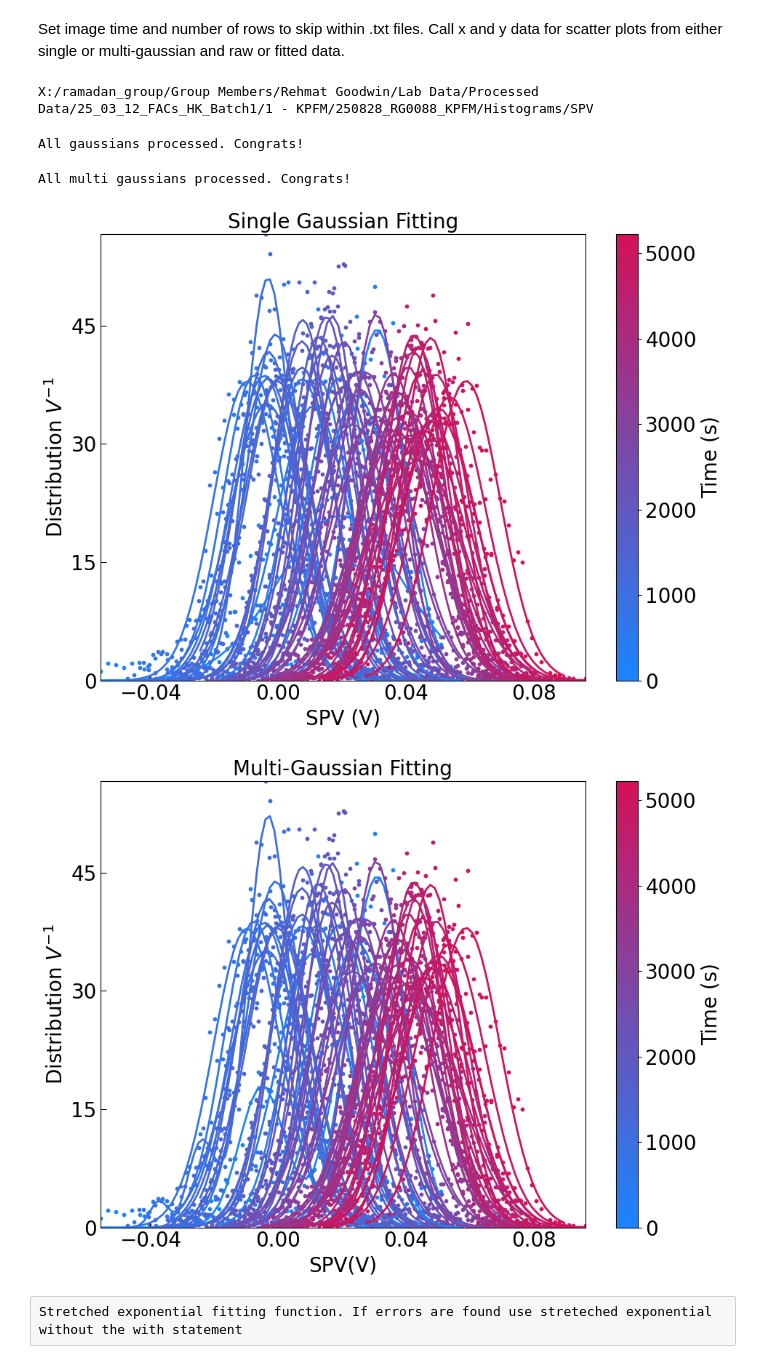
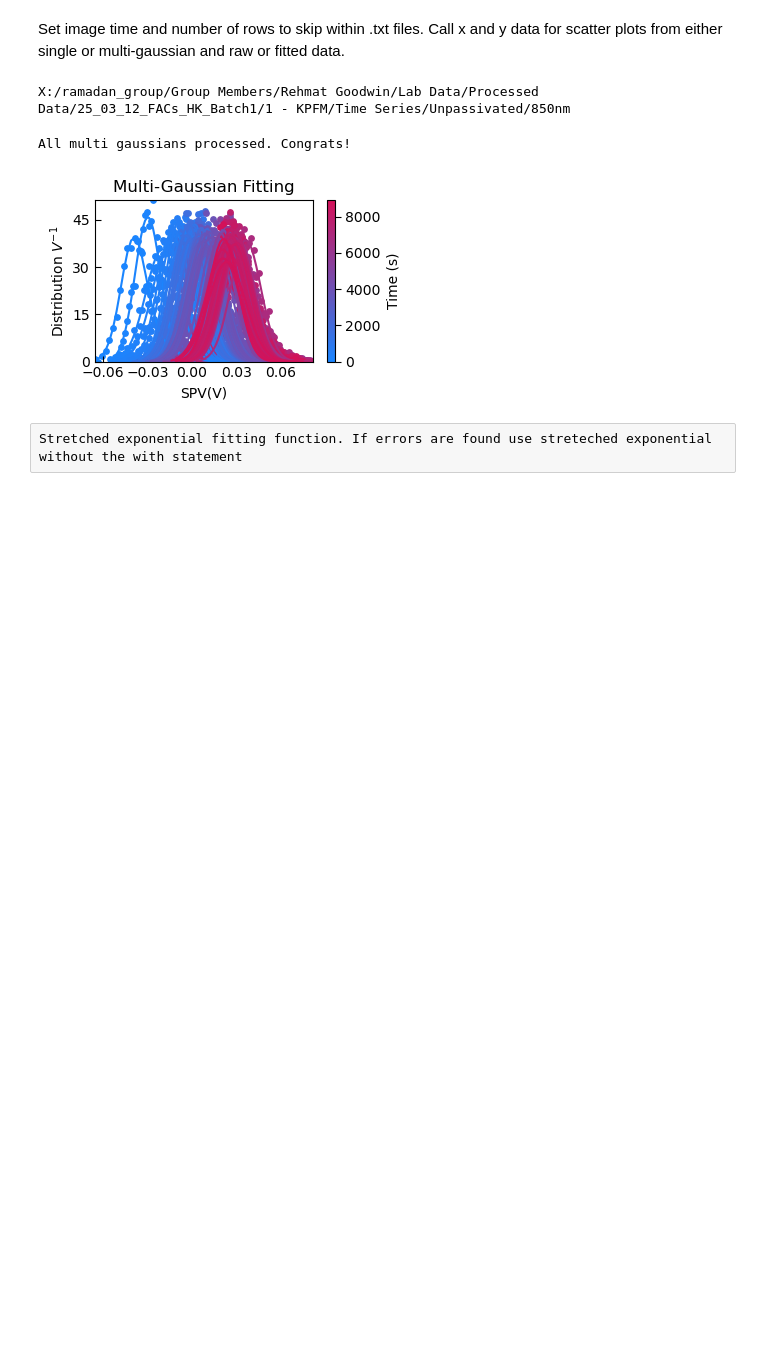
Before and after one commit to RamadanLab/KPFM_processing, a Jupyter notebook: TimeSeriesProcessing.ipynb, the cells around one changed output. Drawn from its saved outputs; the diff is of its cells as text; code cells hidden in the pictures; blank space fills up the shorter version.

Commit message:
Adjusting plotting for temporal plots

```diff
--- a/TimeSeriesProcessing.ipynb
+++ b/TimeSeriesProcessing.ipynb
@@ -261,15 +267,20 @@ def multi_gaussian_folder(file_directory, rows, image_time):
     multigaussian_peak=[]
     t=-int(image_time)
     #Plotting parameters
-    fig, ax = plt.subplots(1,1, sharey = True, figsize = (10, 8))
-    plt.rcParams.update({'font.size': 30})
+    figsize_x, figsize_y = 3.5, 2.5
+    tick_length = 4
+    scatter_size = 15
+    base_font_size = 10
+    line_width = 1.5
+    fig, ax = plt.subplots(1, 1, sharey=True, figsize=(figsize_x, figsize_y))
+    plt.rcParams.update({'font.size': base_font_size})
     ax = plt.gca()
-    ax.tick_params(direction='in', length=6)
-    ax.tick_params(axis='both', labelsize=20)
+    ax.tick_params(direction='in', length=tick_length)
+    ax.tick_params(axis='both')
     ax.margins (0.5,0.5)
-    plt.xlabel("SPV (V)", size = 20)
+    plt.xlabel("SPV (V)")
     ax.autoscale(enable=None, axis="x", tight=True)
-    plt.ylabel("Distribution (V$^{-1}$)", size=20)
+    plt.ylabel("Distribution (V$^{-1}$)")
     files=sorted([f for f in os.listdir(file_directory) if f.endswith('.txt')])
     n_files=len(files)
     colors=get_color_gradient(c1,c2,n_files)
@@ -331,11 +342,12 @@ def multi_gaussian_folder(file_directory, rows, image_time):
 
         if n_peaks is not None:
             # Plot
-            plt.scatter(x_data, y_data, label=f"{t}s",color=colors[idx], s=10)
-            plt.plot(x_data, multi_gaussian(x_data, *popt), label=f"_nolegend_", color=colors[idx],linewidth=2)
-            plt.title(f"Multi-Gaussian Fitting", size=20)
-            plt.xlabel("SPV(V)", size=20)
-            plt.ylabel("Distribution $V^{-1}$", size=20)
+                #Plotting parameters
+            plt.scatter(x_data, y_data, label=f"{t}s",color=colors[idx], s=scatter_size)
+            plt.plot(x_data, multi_gaussian(x_data, *popt), label=f"_nolegend_", color=colors[idx],linewidth=line_width)
+            plt.title(f"Multi-Gaussian Fitting")
+            plt.xlabel("SPV(V)")
+            plt.ylabel("Distribution $V^{-1}$")
             plt.autoscale()
         #plt.legend()
         #plt.tight_layout()
@@ -348,8 +360,8 @@ def multi_gaussian_folder(file_directory, rows, image_time):
     sm.set_array([])
     fig.tight_layout()
     cbar = fig.colorbar(sm, ax=ax, orientation='vertical')
-    cbar.set_label('Time (s)', size=20)
-    cbar.ax.tick_params(labelsize=20)
+    cbar.set_label('Time (s)')
+    cbar.ax.tick_params(size=tick_length, labelsize = base_font_size)
     plt.autoscale(enable=True, axis='y', tight=False)
     #Uncomment for file saving
  #   fig=plt.gcf()
@@ -361,27 +373,25 @@ Set image time and number of rows to skip within .txt files. Call x and y data f
 # %%
 #Outputting single and multi gaussian plots:
 #Uncomment folder_path input or copy into code directly if tkinter not working
 #Can uncomment inputs if this varies between experiments
 #folder_path=input("What is the folder path?")
 #folder_path=r"X:\ramadan_group\Group Members\Rehmat Goodwin\Lab Data\Processed Data\25_03_12_FACs_HK_Batch1\250312_RG0087_KPFM\Histograms\CPD copy\LightOn" # Replace with your folder path
 #rows=int(input("How many rows should be skipped?"))
 rows=3
 #image_time=int(input("What was the image time?(in seconds)"))
 image_time= 90 #seconds
 print(folder_path)
-min,mean,max,time, gaussian_scatter=fit_gaussian_from_files(folder_path,rows,image_time)
+#min,mean,max,time, gaussian_scatter=fit_gaussian_from_files(folder_path,rows,image_time)
 
 mean_scatter, time_scatter, multigaussian_min, multigaussian_max, multigaussian_peak= multi_gaussian_folder(folder_path, rows, image_time)
 
 x_data=time_scatter #Change according to whether using single or multi gaussian
 y_data=multigaussian_peak #can change this dependant on whether you want single or multi-gaussian
 #y_data = gaussian_scatter # Good check for if there is strange behaviour from the multi-gaussian fit.
 # %% [output]
-X:/ramadan_group/Group Members/Rehmat Goodwin/Lab Data/Processed Data/25_03_12_FACs_HK_Batch1/1 - KPFM/250828_RG0088_KPFM/Histograms/SPV
+X:/ramadan_group/Group Members/Rehmat Goodwin/Lab Data/Processed Data/25_03_12_FACs_HK_Batch1/1 - KPFM/Time Series/Unpassivated/850nm
-All gaussians processed. Congrats!
+All multi gaussians processed. Congrats!
-All multi gaussians processed. Congrats!
-[figure, old version]
+[figure, new version]
-[figure, removed]
 # %% [raw]
 Stretched exponential fitting function. If errors are found use streteched exponential without the with statement
 # %%
```
Also changed, not shown: parts of 5 cells of this notebook.
